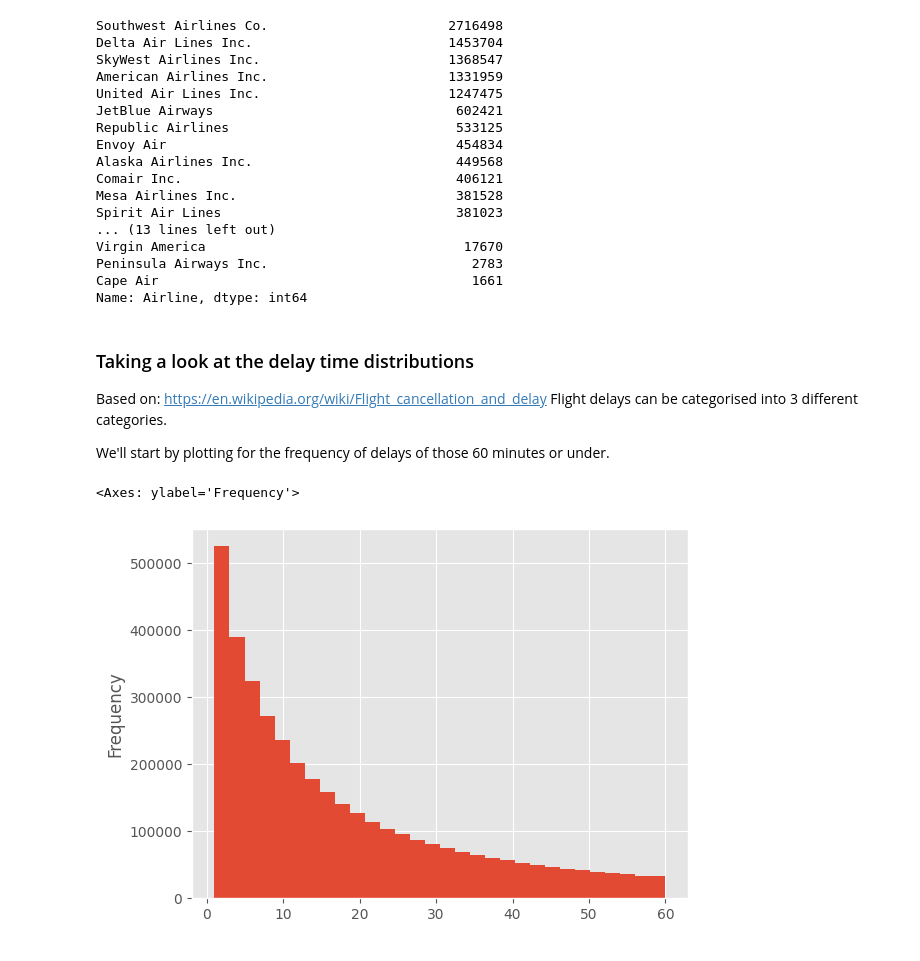
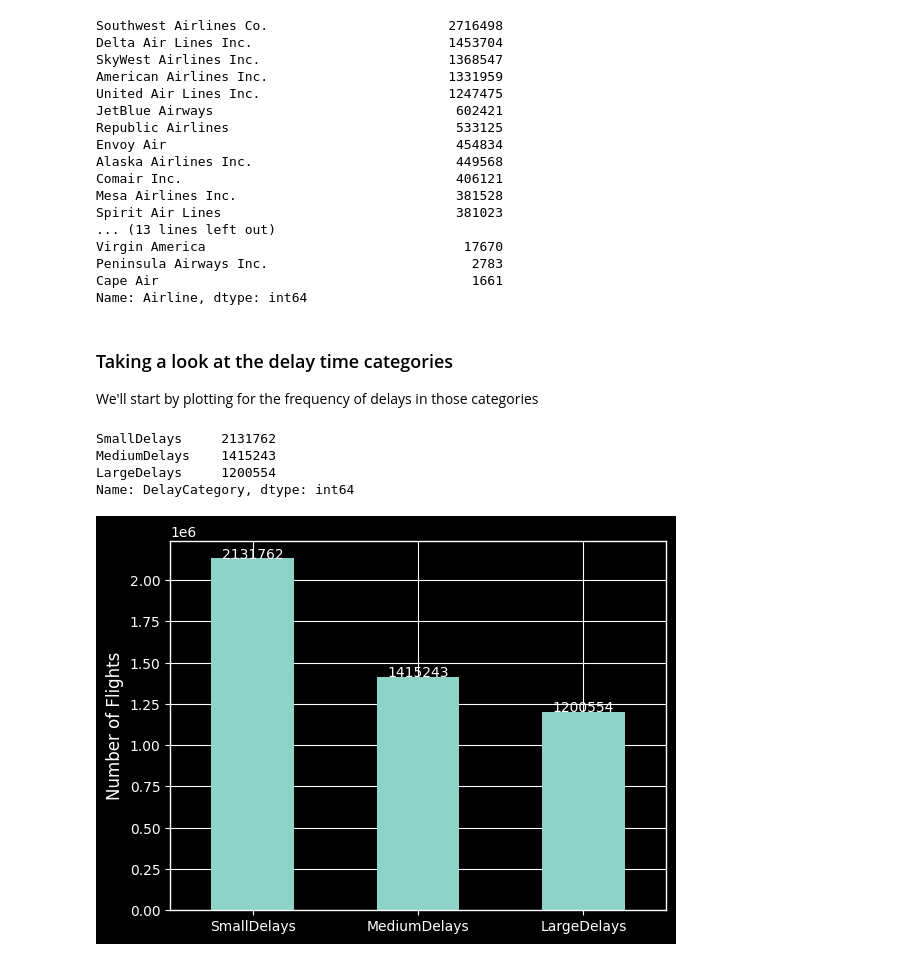
Before and after one commit to Wooniety/SC1015-Assignment, a Jupyter notebook: DeveloperFiles/HW.ipynb, the cells around one changed output. Drawn from its saved outputs; the diff is of its cells as text; code cells hidden in the pictures.

```diff
--- a/DeveloperFiles/HW.ipynb
+++ b/DeveloperFiles/HW.ipynb
@@ -28,10 +28,11 @@ import pandas as pd
 import numpy as np
 import matplotlib
 import matplotlib.pyplot as plt
+from plotly_calplot import calplot
 import seaborn as sb
 
 pd.set_option("display.max_columns", 500)
-plt.style.use('ggplot')
+plt.style.use('dark_background')
 # %% [markdown]
 ## Importing the data
 # %%
@@ -204,14 +255,26 @@ Peninsula Airways Inc.                          2783
 Cape Air                                        1661
 Name: Airline, dtype: int64
 # %% [markdown]
-### Taking a look at the delay time distributions
+### Taking a look at the delay time categories
 
-Based on: https://en.wikipedia.org/wiki/Flight_cancellation_and_delay
-Flight delays can be categorised into 3 different categories.
-
-We'll start by plotting for the frequency of delays of those 60 minutes or under.
+We'll start by plotting for the frequency of delays in those categories
-# %%
-flights_df.query('DepDelayMinutes > 0 & DepDelayMinutes <= 60')['DepDelayMinutes'].plot(kind='hist', bins=30)
-# %% [output]
-<Axes: ylabel='Frequency'>
-[figure, removed]
+# %%
+flights_df['DelayCategory'].value_counts()
+# %% [output]
+SmallDelays     2131762
+MediumDelays    1415243
+LargeDelays     1200554
+Name: DelayCategory, dtype: int64
+# %%
+category_counts = flights_df['DelayCategory'].value_counts()
+
+ax = category_counts.plot(kind='bar')
+ax.set_xticklabels(labels, rotation=0)
+ax.set_ylabel('Number of Flights')
+
+for i, v in enumerate(category_counts):
+    ax.text(i, v + 1000, str(v), ha='center')
+
+plt.show()
+# %% [output]
+[figure, added]
```
Also changed, not shown: parts of 15 cells of this notebook, 4 other files.
